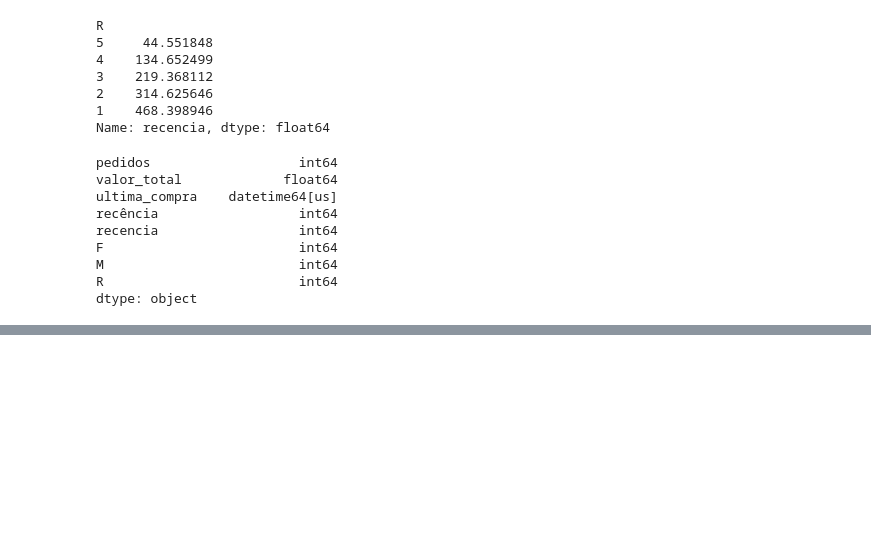
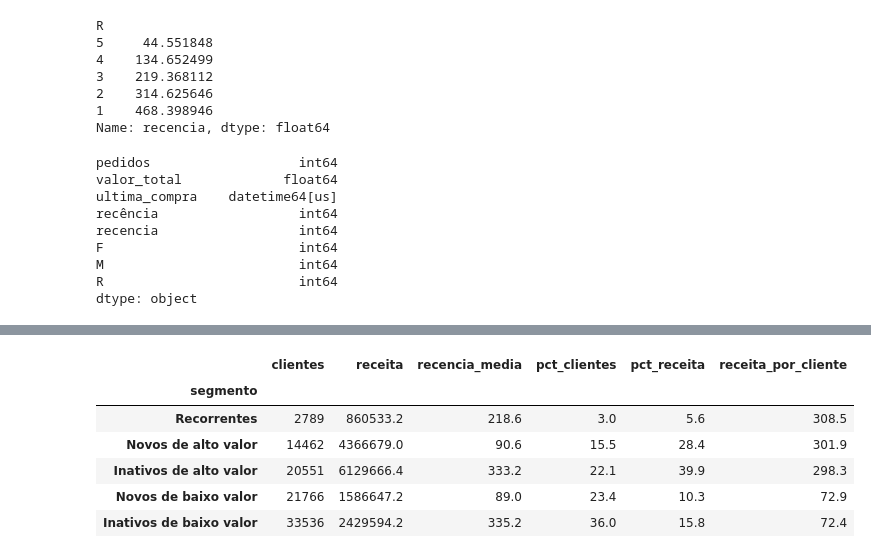
Before and after one commit to reinaldosl/Tech-challenge-POSTECH, a Jupyter notebook: notebooks/pagamentos-clientes.ipynb, the cells around one changed output, grey strips where cells are left out. Cells and saved outputs as stored; diff of their text form; code cells hidden in the pictures; blank space fills up the shorter version.

Commit message:
RFM: segmentação e resumo por segmento

```diff
--- a/notebooks/pagamentos-clientes.ipynb
+++ b/notebooks/pagamentos-clientes.ipynb
@@ -289,0 +309,10 @@ dtype: object
+# %%
+resumo = clientes.groupby("segmento").agg(
+clientes=("pedidos", "count"),
+receita=("valor_total", "sum"),
+recencia_media=("recencia", "mean")
+)
+# %%
+resumo['pct_clientes'] = resumo['clientes'] / resumo['clientes'].sum() * 100
+# %%
+resumo['pct_receita'] = resumo['receita'] / resumo['receita'].sum() * 100
@@ -289,0 +329,12 @@ dtype: object
+# %%
+resumo['receita_por_cliente'] = resumo['receita'] / resumo['clientes']
+# %%
+resumo.sort_values('receita_por_cliente', ascending=False).round(1)
+# %% [output]
+|  | clientes | receita | recencia_media | pct_clientes | pct_receita | receita_por_cliente |
+| segmento |  |  |  |  |  |  |
+| Recorrentes | 2789 | 860533.2 | 218.6 | 3.0 | 5.6 | 308.5 |
+| Novos de alto valor | 14462 | 4366679.0 | 90.6 | 15.5 | 28.4 | 301.9 |
+| Inativos de alto valor | 20551 | 6129666.4 | 333.2 | 22.1 | 39.9 | 298.3 |
+| Novos de baixo valor | 21766 | 1586647.2 | 89.0 | 23.4 | 10.3 | 72.9 |
+| Inativos de baixo valor | 33536 | 2429594.2 | 335.2 | 36.0 | 15.8 | 72.4 |
```
Also changed, not shown: parts of 4 cells of this notebook.
